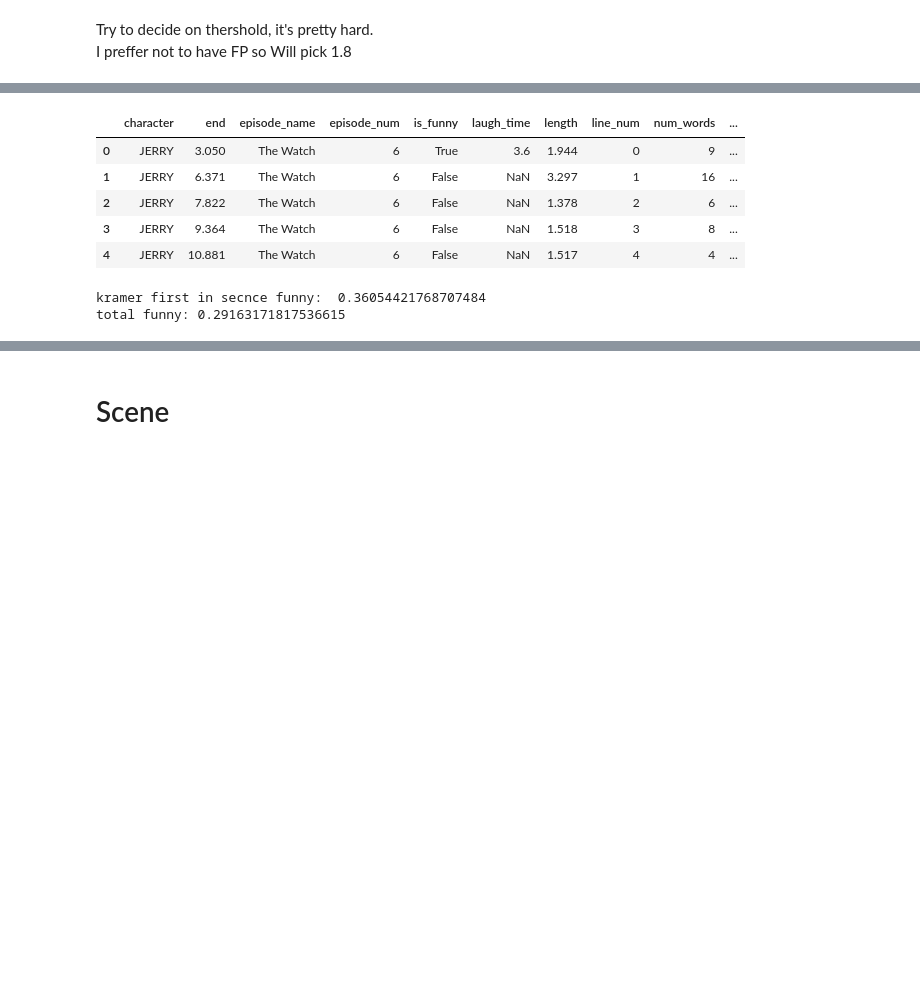
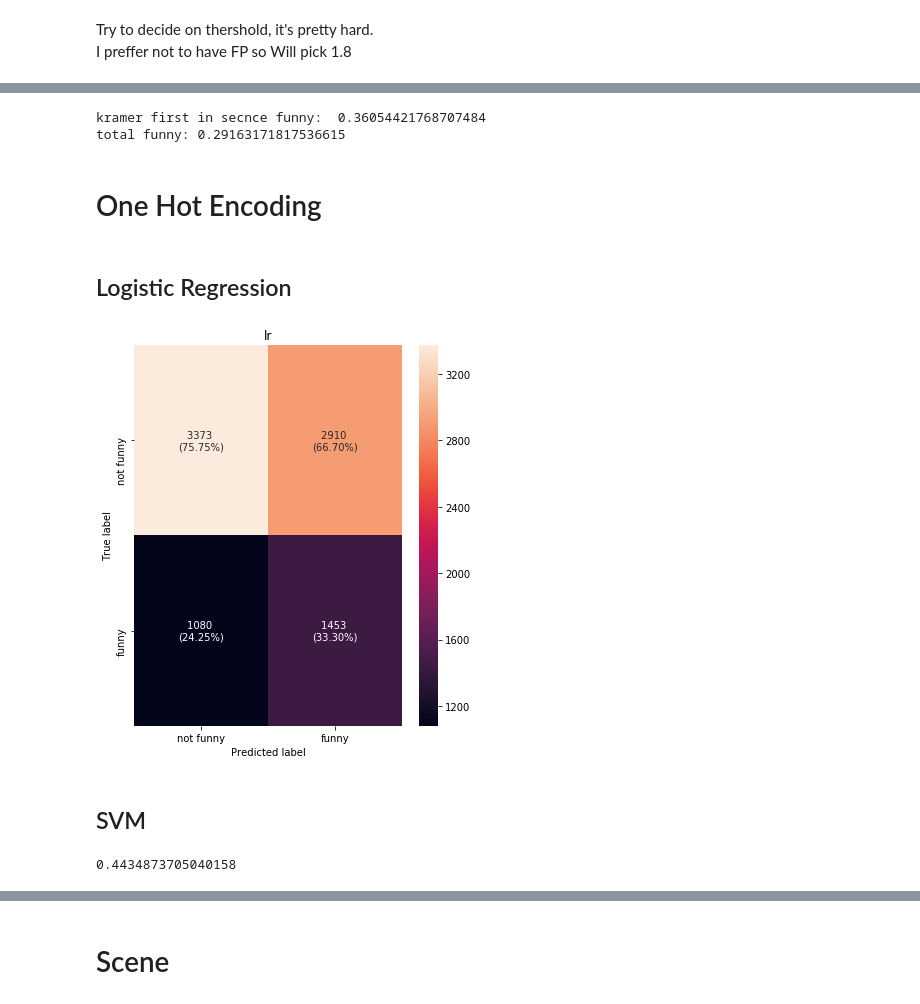
Before and after one commit to yuvaljacoby/seinfeld_laugh_prediction, a Jupyter notebook: Yuval'sPlayGround.ipynb, the cells around one changed output, grey strips where cells are left out. Saved outputs shown, nothing was run; the diff lists cells and outputs as text; code cells hidden in the pictures; blank space fills up the shorter version.

Commit message:
Create basic trainers

```diff
--- a/Yuval'sPlayGround.ipynb
+++ b/Yuval'sPlayGround.ipynb
@@ -25,0 +28,3 @@ df.head()
+# %%
+df_train, df_test = split_train_test(df, 0.2)
+df_train.shape, df_test.shape
@@ -50,14 +43,3 @@ df['time_from_prev'] = np.array([0] + [start[i] - end[i - 1] if episode_num[i] =
-# %%
-df['new_scene'] = df['time_from_prev'] > 1.8
-df.loc[(df.time_from_prev == 0) & (df.start <= 2), 'new_scene'] = True
-df.head(5)
-# %% [output]
-|  | character | end | episode_name | episode_num | is_funny | laugh_time | length | line_num | num_words | ... |
-| 0 | JERRY | 3.050 | The Watch | 6 | True | 3.6 | 1.944 | 0 | 9 | ... |
-| 1 | JERRY | 6.371 | The Watch | 6 | False | NaN | 3.297 | 1 | 16 | ... |
-| 2 | JERRY | 7.822 | The Watch | 6 | False | NaN | 1.378 | 2 | 6 | ... |
-| 3 | JERRY | 9.364 | The Watch | 6 | False | NaN | 1.518 | 3 | 8 | ... |
-| 4 | JERRY | 10.881 | The Watch | 6 | False | NaN | 1.517 | 4 | 4 | ... |
 # %%
 df_kramer_start = df[(df.character == 'KRAMER') & (df.new_scene)]
 print('kramer first in secnce funny: ', sum(df_kramer_start.is_funny) / len(df_kramer_start))
@@ -65,3 +47,23 @@ print('total funny:', sum(df.is_funny) / len(df))
 # %% [output]
 kramer first in secnce funny:  0.36054421768707484
 total funny: 0.29163171817536615
+# %% [markdown]
+# One Hot Encoding
+# %%
+cv, X_train = getOneHotEncoding(df_train.txt)
+X_test = cv.transform(df_test.txt)
+y_test = df_test.is_funny
+y_train = df_train.is_funny
+# %% [markdown]
+## Logistic Regression
+# %%
+from sklearn.linear_model import LogisticRegression
+lr = LogisticRegression(solver='lbfgs')
+lr.fit(X_train, y_train)
+y_hat_lr = lr.predict_proba(X_test)
+# %%
+plot_confusion_matrix(y_test, [y_hat_lr[:,1]], ['lr'])
+# %% [output]
+[figure, added]
+# %% [markdown]
+## SVM
@@ -67,0 +75,5 @@ total funny: 0.29163171817536615
+# %%
+from sklearn.metrics import f1_score
+f1_score(y_test, y_hat_lr[:,1] > 0.22)
+# %% [output]
+0.4434873705040158
```
Also changed, not shown: parts of 17 cells of this notebook, 2 other files.
